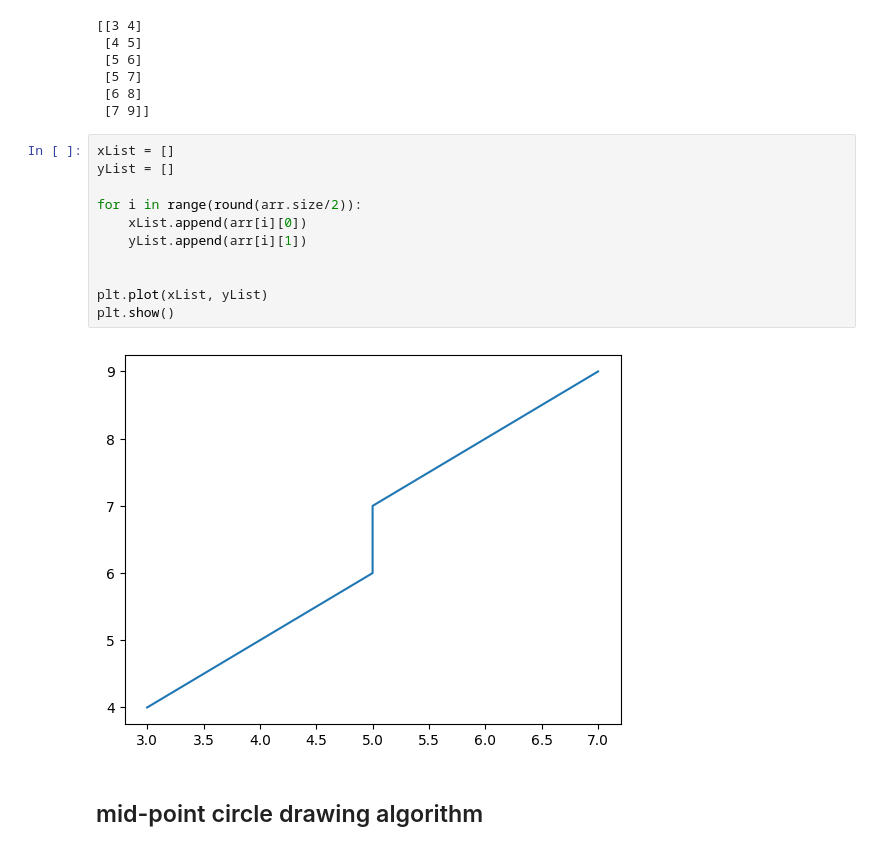
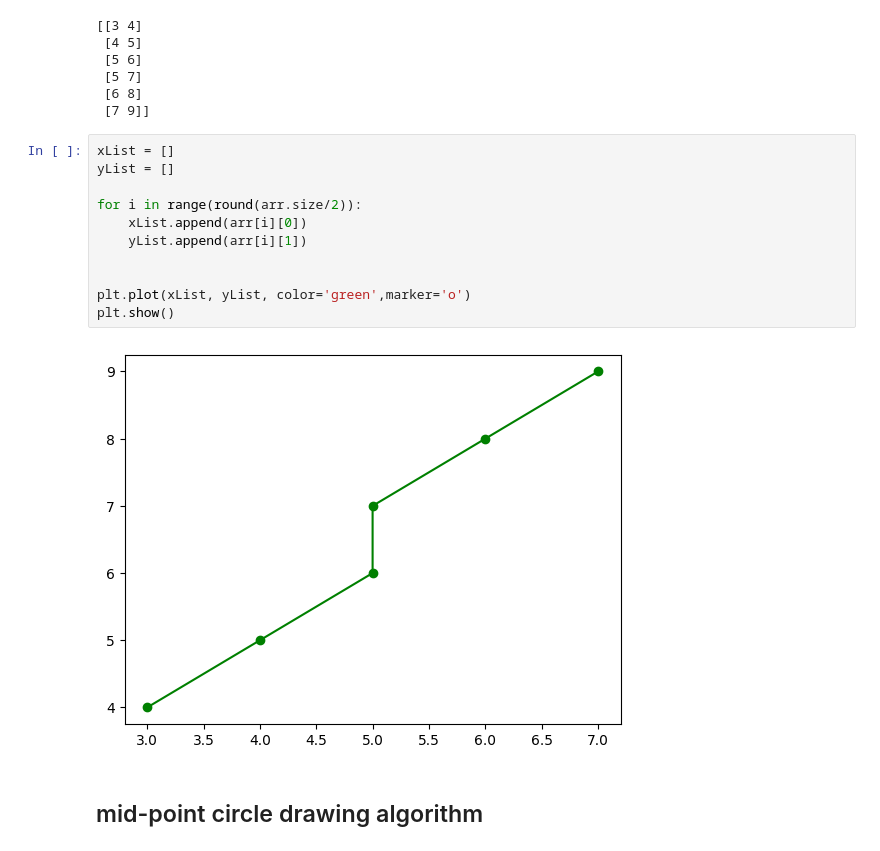
Before and after one commit to DavidHernandezUV/CG_Algo_lab2, a Jupyter notebook: lab2.ipynb, the cells around one changed output. Saved outputs shown, nothing was run; the diff lists cells and outputs as text.

```diff
--- a/lab2.ipynb
+++ b/lab2.ipynb
@@ -174,16 +174,16 @@ print(arr)
 # %%
 xList = []
 yList = []
 
 for i in range(round(arr.size/2)):
     xList.append(arr[i][0])
     yList.append(arr[i][1])
 
 
-plt.plot(xList, yList)
+plt.plot(xList, yList, color='green',marker='o')
 plt.show()
 # %% [output]
-[figure, old version]
+[figure, new version]
 # %% [markdown]
 ## mid-point circle drawing algorithm
 # %%
```
